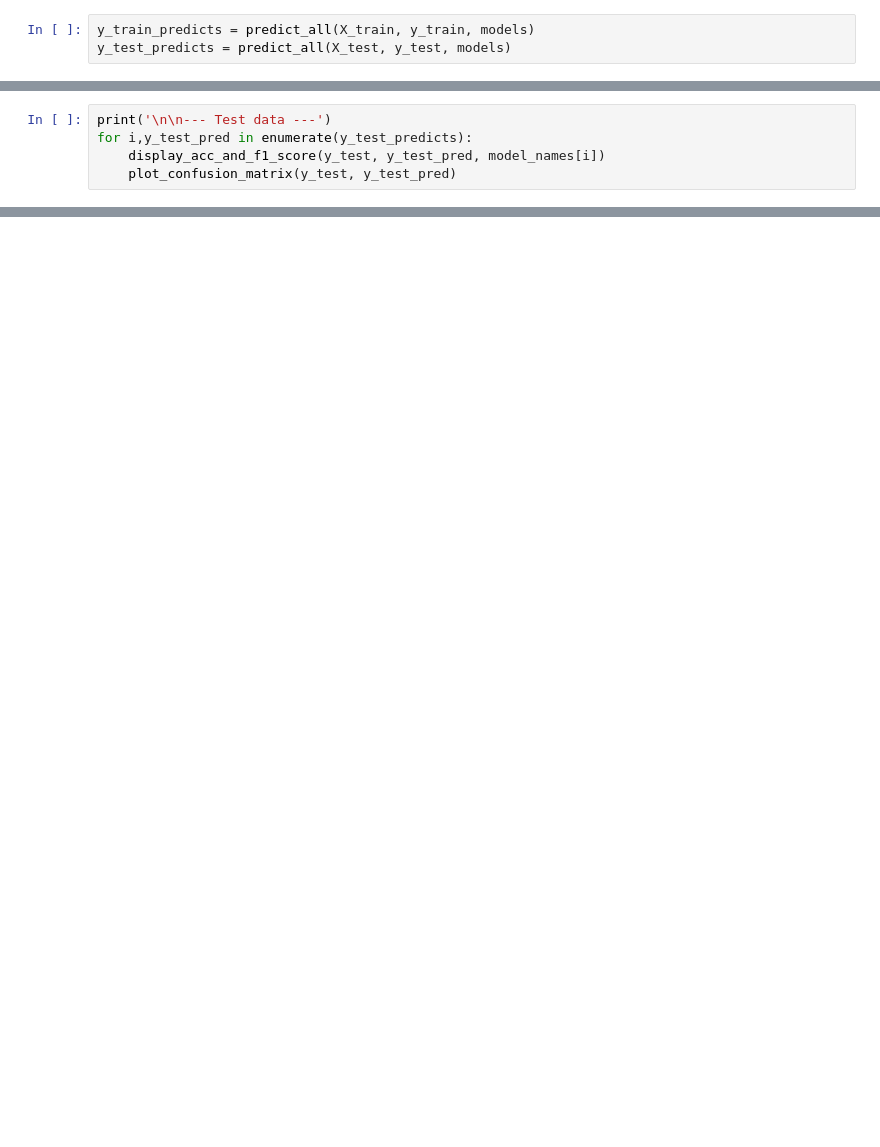
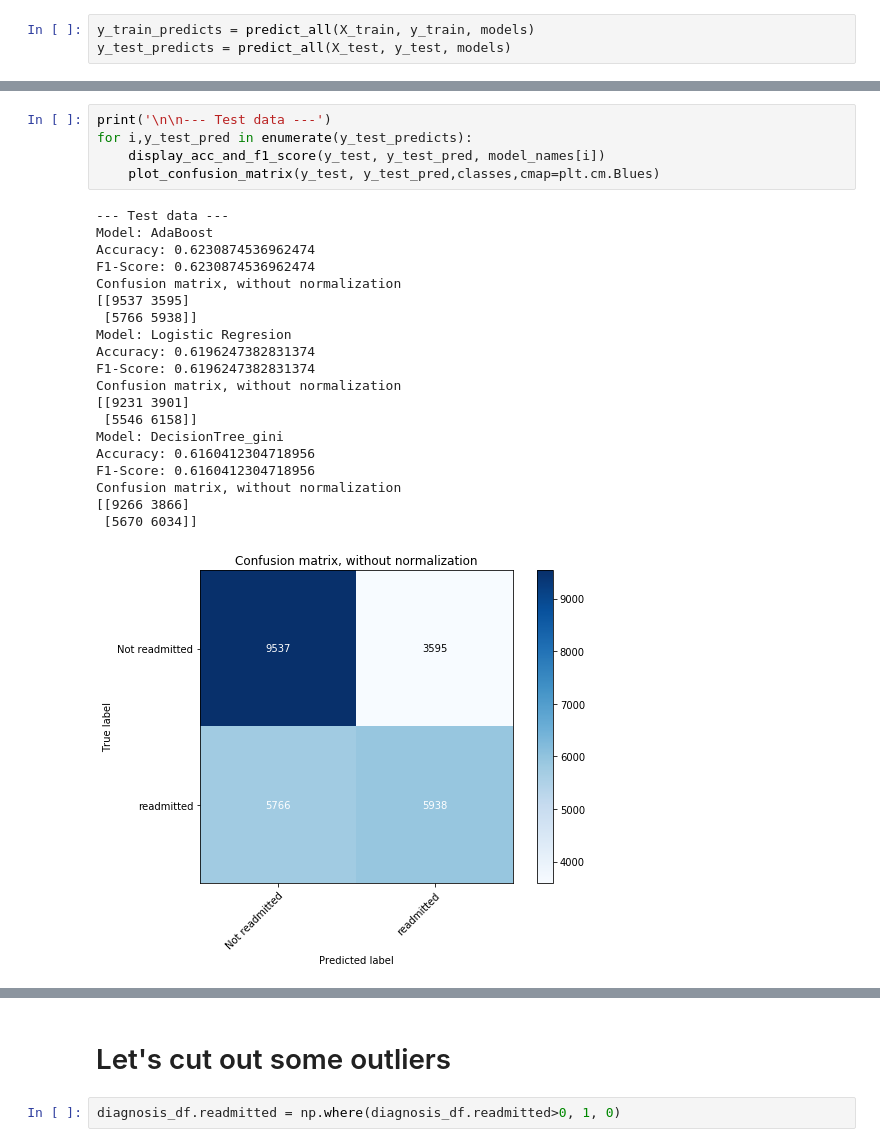
Before and after one commit to angelmanzur/Diabetes_130Hospitals, a Jupyter notebook: Diabetes_Inspection.ipynb, the cells around one changed output, grey strips where cells are left out. Cells and saved outputs as stored; diff of their text form; blank space fills up the shorter version.

```diff
--- a/Diabetes_Inspection.ipynb
+++ b/Diabetes_Inspection.ipynb
@@ -548,5 +609,26 @@ for i,y_train_pred in enumerate(y_train_predicts):
 # %%
 print('\n\n--- Test data ---')
 for i,y_test_pred in enumerate(y_test_predicts):
     display_acc_and_f1_score(y_test, y_test_pred, model_names[i])
-    plot_confusion_matrix(y_test, y_test_pred)
+    plot_confusion_matrix(y_test, y_test_pred,classes,cmap=plt.cm.Blues)
+# %% [output]
+--- Test data ---
+Model: AdaBoost
+Accuracy: 0.6230874536962474
+F1-Score: 0.6230874536962474
+Confusion matrix, without normalization
+[[9537 3595]
+ [5766 5938]]
+Model: Logistic Regresion
+Accuracy: 0.6196247382831374
+F1-Score: 0.6196247382831374
+Confusion matrix, without normalization
+[[9231 3901]
+ [5546 6158]]
+Model: DecisionTree_gini
+Accuracy: 0.6160412304718956
+F1-Score: 0.6160412304718956
+Confusion matrix, without normalization
+[[9266 3866]
+ [5670 6034]]
+[figure, added]
@@ -552,0 +637,4 @@ for i,y_test_pred in enumerate(y_test_predicts):
+# %% [markdown]
+# Let's cut out some outliers
+# %%
+diagnosis_df.readmitted = np.where(diagnosis_df.readmitted>0, 1, 0)
```
Also changed, not shown: parts of 61 cells of this notebook, 1 other file.
